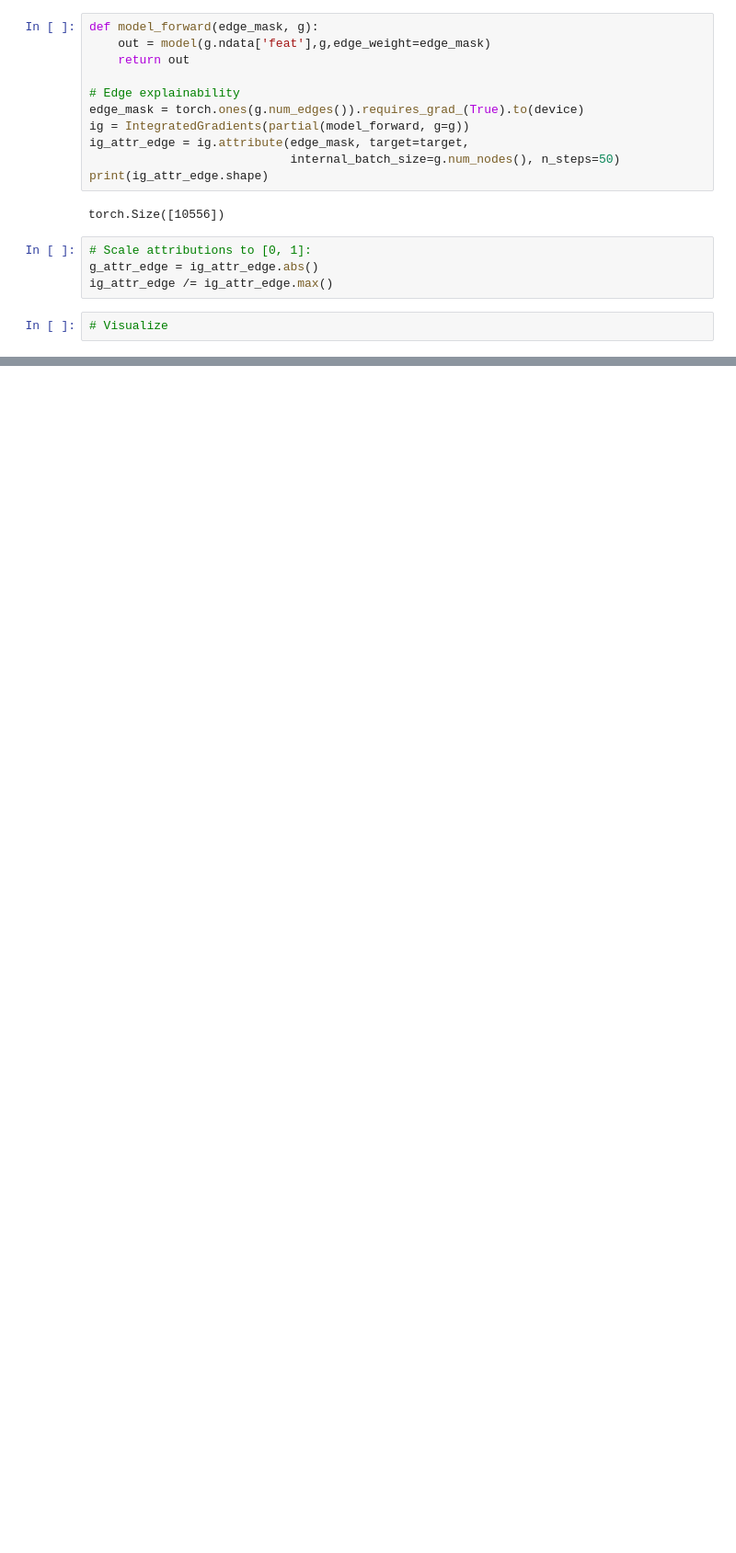
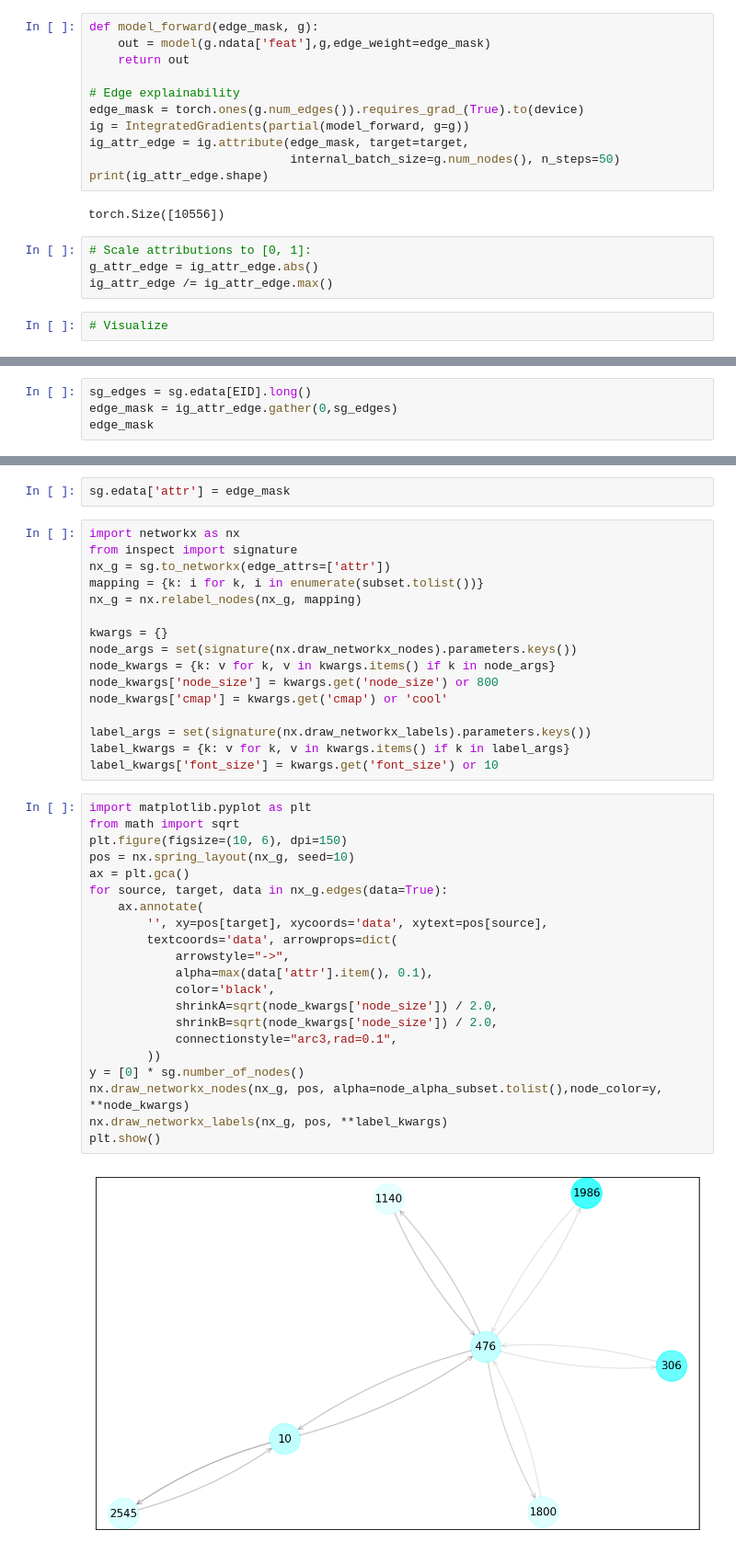
Before and after one commit to shenhao-stu/dgl_captum, a Jupyter notebook: dgl_demo.ipynb, the cells around one changed output, grey strips where cells are left out. Shown at 92% size. Saved outputs shown, nothing was run; the diff lists cells and outputs as text; blank space fills up the shorter version.

Commit message:
codes(utility): finish visualize function

```diff
--- a/dgl_demo.ipynb
+++ b/dgl_demo.ipynb
@@ -131,0 +147,4 @@ tensor([-0.2232, -0.2149, -0.2420,  ..., -0.0056, -0.0506, -0.0463],
+# %%
+sg_edges = sg.edata[EID].long()
+edge_mask = ig_attr_edge.gather(0,sg_edges)
+edge_mask
@@ -131,0 +155,41 @@ tensor([-0.2232, -0.2149, -0.2420,  ..., -0.0056, -0.0506, -0.0463],
+# %%
+sg.edata['attr'] = edge_mask
+# %%
+import networkx as nx
+from inspect import signature
+nx_g = sg.to_networkx(edge_attrs=['attr'])
+mapping = {k: i for k, i in enumerate(subset.tolist())}
+nx_g = nx.relabel_nodes(nx_g, mapping)
+
+kwargs = {}
+node_args = set(signature(nx.draw_networkx_nodes).parameters.keys())
+node_kwargs = {k: v for k, v in kwargs.items() if k in node_args}
+node_kwargs['node_size'] = kwargs.get('node_size') or 800
+node_kwargs['cmap'] = kwargs.get('cmap') or 'cool'
+
+label_args = set(signature(nx.draw_networkx_labels).parameters.keys())
+label_kwargs = {k: v for k, v in kwargs.items() if k in label_args}
+label_kwargs['font_size'] = kwargs.get('font_size') or 10
+# %%
+import matplotlib.pyplot as plt
+from math import sqrt
+plt.figure(figsize=(10, 6), dpi=150)
+pos = nx.spring_layout(nx_g, seed=10)
+ax = plt.gca()
+for source, target, data in nx_g.edges(data=True):
+    ax.annotate(
+        '', xy=pos[target], xycoords='data', xytext=pos[source],
+        textcoords='data', arrowprops=dict(
+            arrowstyle="->",
+            alpha=max(data['attr'].item(), 0.1),
+            color='black',
+            shrinkA=sqrt(node_kwargs['node_size']) / 2.0,
+            shrinkB=sqrt(node_kwargs['node_size']) / 2.0,
+            connectionstyle="arc3,rad=0.1",
+        ))
+y = [0] * sg.number_of_nodes()
+nx.draw_networkx_nodes(nx_g, pos, alpha=node_alpha_subset.tolist(),node_color=y, **node_kwargs)
+nx.draw_networkx_labels(nx_g, pos, **label_kwargs)
+plt.show()
+# %% [output]
+[figure, added]
```
Also changed, not shown: parts of 6 cells of this notebook, 2 other files.
